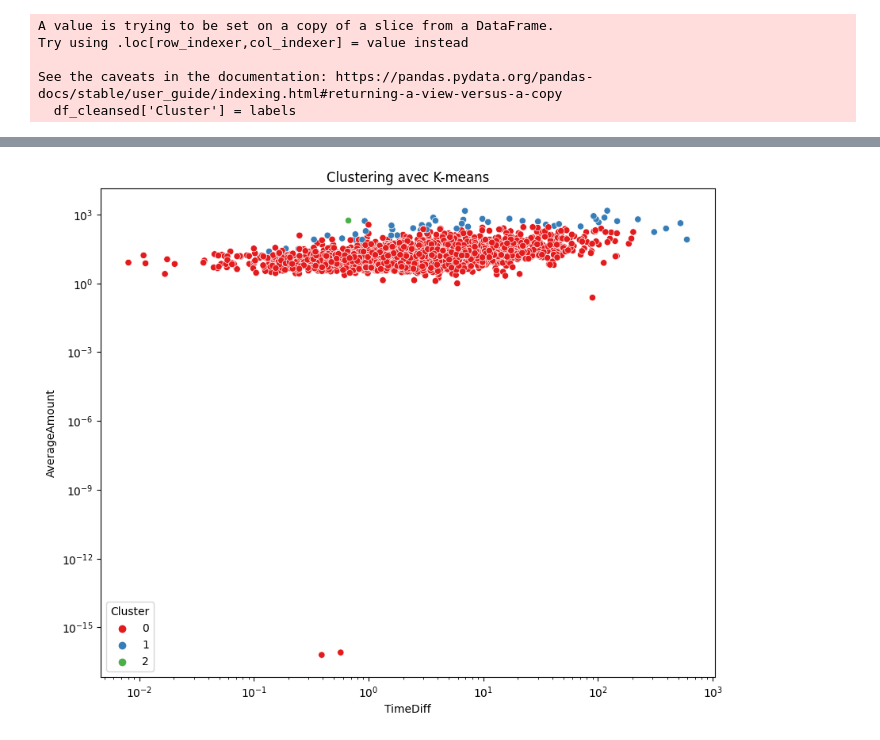
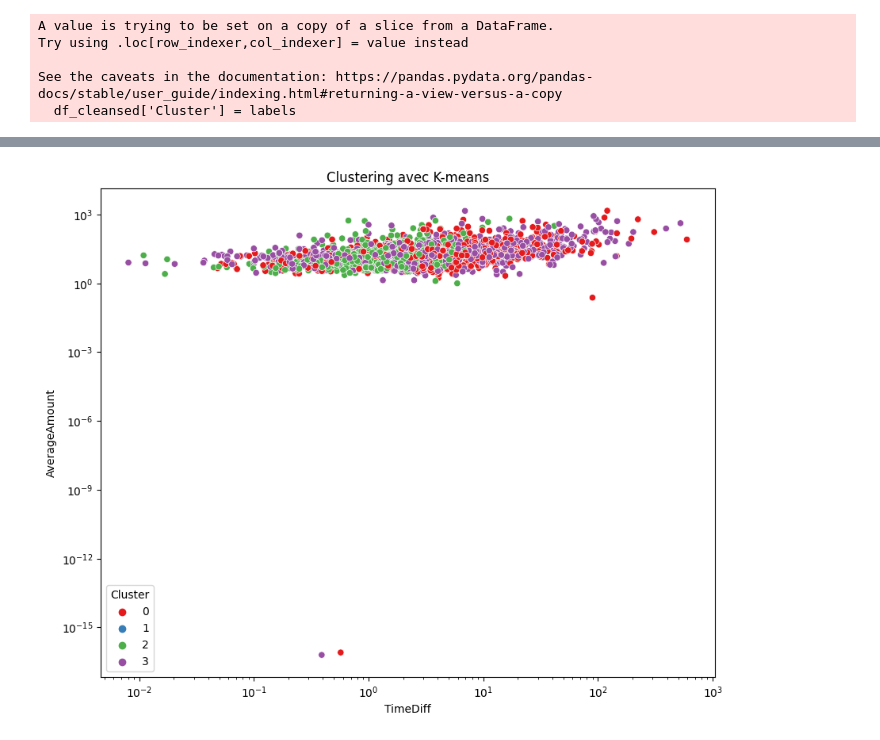
Before and after one commit to Evgeni1494/SegmentationClient, a Jupyter notebook: Clustering.ipynb, the cells around one changed output, grey strips where cells are left out. Cells and saved outputs as stored; diff of their text form; code cells hidden in the pictures.

```diff
--- a/Clustering.ipynb
+++ b/Clustering.ipynb
@@ -122,14 +78,7 @@ df_cleansed.shape
 # %%
-import pandas as pd
-from sklearn.pipeline import make_pipeline
-from sklearn.preprocessing import StandardScaler
-from sklearn.cluster import KMeans
-
-# Charger le dataset
-
 
 # Sélectionner les colonnes à utiliser pour le clustering
-columns = ['AverageAmount', 'TotalAmount', 'TimeDiff', 'R', 'F', 'M', 'RFM']
+columns = ['AverageAmount', 'TotalAmount', 'TimeDiff', 'R', 'F', 'M']
 data = df_cleansed[columns]
 
 # Créer le pipeline de standardisation et clustering
@@ -143,9 +92,6 @@ labels = pipeline.predict(data)
 
 # Ajouter les labels de cluster au DataFrame
 df_cleansed['Cluster'] = labels
-
-# Afficher le DataFrame avec les labels de cluster
-# print(df_cleansed.head())
 # %% [output]
 A value is trying to be set on a copy of a slice from a DataFrame.
 Try using .loc[row_indexer,col_indexer] = value instead
@@ -189,16 +108,10 @@ dtype: float64
 # %%
-import pandas as pd
-import matplotlib.pyplot as plt
-import seaborn as sns
-from sklearn.cluster import KMeans
-from sklearn.pipeline import Pipeline
-from sklearn.preprocessing import RobustScaler, StandardScaler
 
 # Charger le dataset
 df = df_try
 
 # Sélectionner les colonnes à utiliser pour le clustering (R, F, M)
-X = df[['AverageAmount', 'TotalAmount', 'TimeDiff']]
+X = df[['R', 'F', 'M']]
 
 # Créer une pipeline avec une étape de mise à l'échelle robuste
 pipeline = Pipeline([
@@ -206,33 +119,33 @@ pipeline = Pipeline([
 ])
 
 # Appliquer la transformation de mise à l'échelle robuste sur les colonnes numériques
 X_scaled = pipeline.fit_transform(X)
 
 # Définir le nombre de clusters
-num_clusters = 3
+num_clusters = 4
 
 # Créer une instance du modèle K-means avec une initialisation K-means++
 kmeans = KMeans(n_clusters=num_clusters, init='k-means++', random_state=42)
 
 # Effectuer le clustering
 kmeans.fit(X_scaled)
 
 # Obtenir les labels de clusters assignés à chaque échantillon
 labels = kmeans.labels_
 
 # Ajouter les labels de clusters au DataFrame
 df['Cluster'] = labels
 
 # Visualiser les clusters en utilisant un diagramme en nuage de points
 plt.figure(figsize=(10, 8))
 sns.scatterplot(data=df, x='TimeDiff', y='AverageAmount', hue='Cluster', palette='Set1')
 plt.xlabel('TimeDiff')
 plt.ylabel('AverageAmount')
 plt.title('Clustering avec K-means')
 plt.xscale('log')
 plt.yscale('log')
 plt.legend(title='Cluster')
 plt.show()
 # %% [output]
-[figure, old version]
+[figure, new version]
 # %%
```
Also changed, not shown: parts of 19 cells of this notebook, 5 other files.
